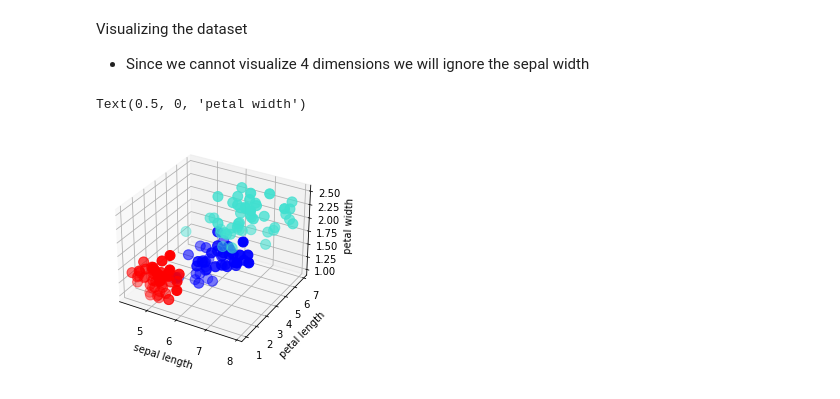
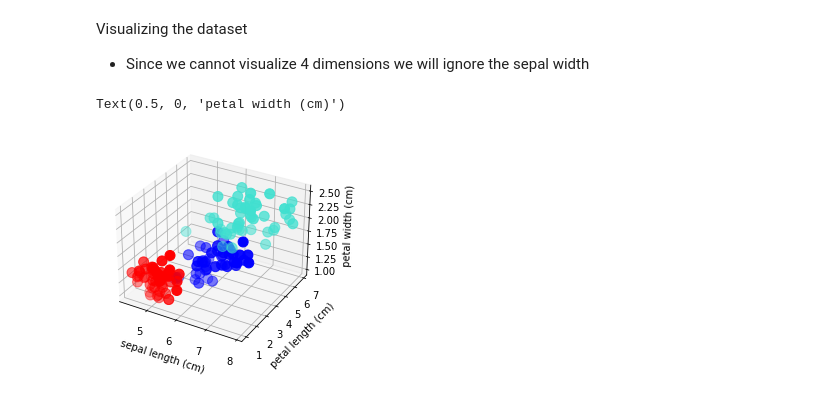
Before and after one commit to marcospsouza/iris-tensorflow, a Jupyter notebook: iris.ipynb, the cells around one changed output. Saved outputs shown, nothing was run; the diff lists cells and outputs as text; code cells hidden in the pictures.

Commit message:
changing plot labels

```diff
--- a/iris.ipynb
+++ b/iris.ipynb
@@ -78,15 +84,15 @@ Visualizing the dataset
 # %%
 fig = plt.figure()
 plot3d = fig.add_subplot(projection='3d')
 clusters = iris_dataset.target
 
 plot3d.scatter(X[clusters == 0, 0], X[clusters == 0, 2], X[clusters == 1, 3], s = 100, c = 'red', label = 'Iris-Setosa')
 plot3d.scatter(X[clusters == 1, 0], X[clusters == 1, 2], X[clusters == 1, 3], s = 100, c = 'blue', label = 'Iris-Versicolour')
 plot3d.scatter(X[clusters == 2, 0], X[clusters == 2, 2], X[clusters == 2, 3], s = 100, c = 'turquoise', label = 'Iris-Virginica')
 
-plot3d.set_xlabel('sepal length')
-plot3d.set_ylabel('petal length')
-plot3d.set_zlabel('petal width')
+plot3d.set_xlabel('sepal length (cm)')
+plot3d.set_ylabel('petal length (cm)')
+plot3d.set_zlabel('petal width (cm)')
 # %% [output]
-Text(0.5, 0, 'petal width')
+Text(0.5, 0, 'petal width (cm)')
-[figure, old version]
+[figure, new version]
```
Also changed, not shown: parts of 3 cells of this notebook.
